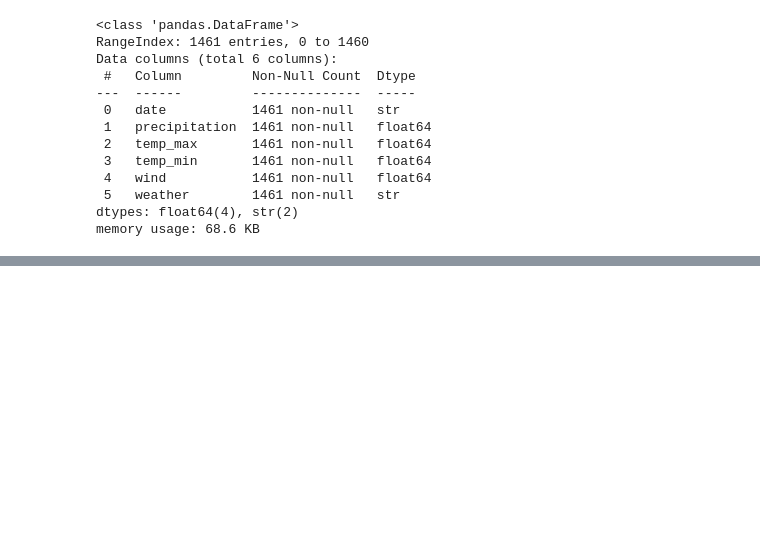
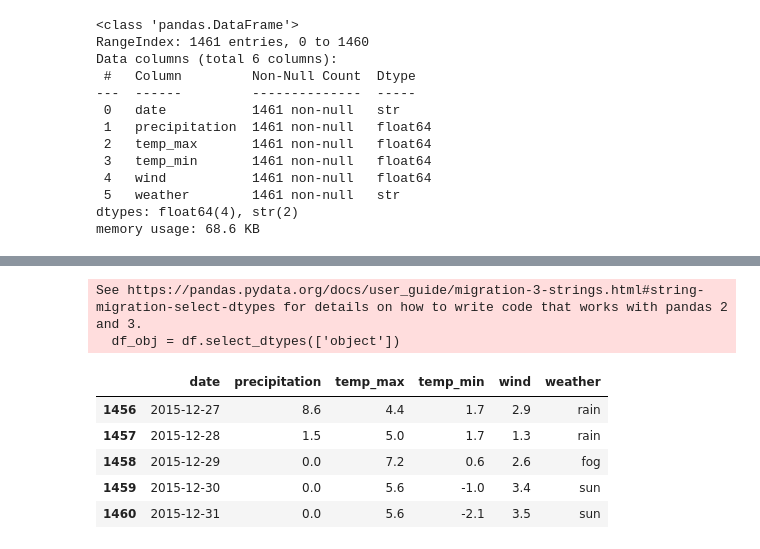
Before and after one commit to Asadullah-Noor/Preprocessing, a Jupyter notebook: processing.ipynb, the cells around one changed output, grey strips where cells are left out. Saved outputs shown, nothing was run; the diff lists cells and outputs as text; code cells hidden in the pictures; blank space fills up the shorter version.

```diff
--- a/processing.ipynb
+++ b/processing.ipynb
@@ -73,0 +95,15 @@ TypeError: Cannot interpret 'True' as a data type
+# %%
+df_num = df.select_dtypes(['float64'])
+df_obj = df.select_dtypes(['object'])
+# %% [output]
+See https://pandas.pydata.org/docs/user_guide/migration-3-strings.html#string-migration-select-dtypes for details on how to write code that works with pandas 2 and 3.
+  df_obj = df.select_dtypes(['object'])
+# %%
+df.tail()
+# %% [output]
+|  | date | precipitation | temp_max | temp_min | wind | weather |
+| 1456 | 2015-12-27 | 8.6 | 4.4 | 1.7 | 2.9 | rain |
+| 1457 | 2015-12-28 | 1.5 | 5.0 | 1.7 | 1.3 | rain |
+| 1458 | 2015-12-29 | 0.0 | 7.2 | 0.6 | 2.6 | fog |
+| 1459 | 2015-12-30 | 0.0 | 5.6 | -1.0 | 3.4 | sun |
+| 1460 | 2015-12-31 | 0.0 | 5.6 | -2.1 | 3.5 | sun |
```
Also changed, not shown: parts of 5 cells of this notebook, 2 other files.
